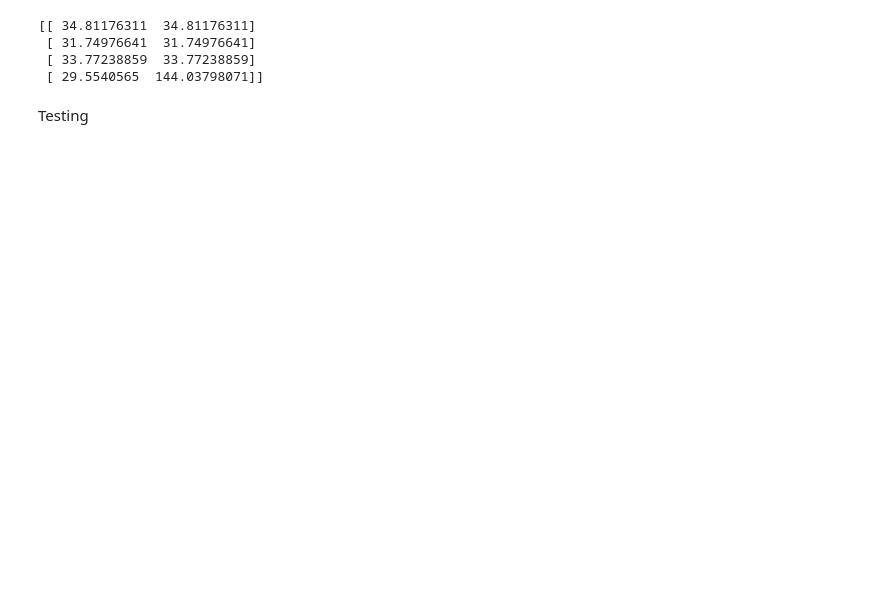
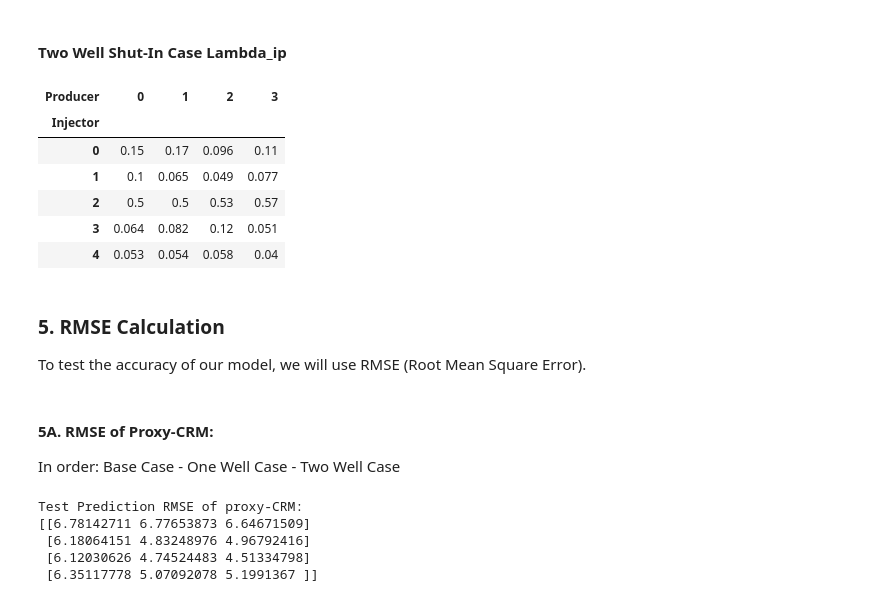
Before and after one commit to leleony/proxy-crm, a Jupyter notebook: main/exampleCase.ipynb, the cells around one changed output. Saved outputs shown, nothing was run; the diff lists cells and outputs as text; code cells hidden in the pictures; blank space fills up the shorter version.

```diff
--- a/main/exampleCase.ipynb
+++ b/main/exampleCase.ipynb
@@ -76,0 +30,16 @@ q_hat_sh_train = shut_in_test.predict()
+# %%
+# Single well shut-in case.
+prod_shut_in1 = pd.read_excel(data_src + "ShutIn1_LIQUID.xlsx", header= None)
+oil_prod_shut_in1 = pd.read_excel(data_src + 'ShutIn1_PROD.xlsx', header=None)
+inj_shut_in1 = pd.read_excel(data_src + "ShutIn1_INJ.xlsx", header=None)
+pressure_shut_in1 = pd.read_excel(data_src + "ShutIn1_BHP.xlsx", header=None)
+wor_shut_in1 = pd.read_excel(data_src + "ShutIn1_WOR.xlsx", header=None)
+cwi_shut_in1 = pd.read_excel(data_src + "ShutIn1_CWI.xlsx", header=None)
+
+# Two well shut-in case
+prod_shut_in2 = pd.read_excel(data_src + "ShutIn2_PROD.xlsx", header= None)
+oil_prod_shut_in2 = pd.read_excel(data_src + 'ShutIn2_PROD.xlsx', header=None)
+inj_shut_in2 = pd.read_excel(data_src + "ShutIn2_INJ.xlsx", header=None)
+pressure_shut_in2 = pd.read_excel(data_src + "ShutIn2_BHP.xlsx", header=None)
+wor_shut_in2 = pd.read_excel(data_src + "ShutIn2_WOR.xlsx", header=None)
+cwi_shut_in2 = pd.read_excel(data_src + "ShutIn2_CWI.xlsx", header=None)
@@ -76,0 +151,6 @@ q_hat_sh_train = shut_in_test.predict()
+# %%
+start = timer()
+shut_in2_test = pCRM.proxyCRM()
+shut_in2_test.fit(oil_prod_shut_in2_train, inj_shut_in2_train, press_shut_in2_train, time_train[:,0],num_cores=4, ftol=1e-3)
+end = timer()
+print(end-start)
@@ -144,18 +336,41 @@ shut_in_connectivity.T.style.highlight_max(color='blue').format("{:.2}")
+# %% [markdown]
+<h4><b>Two Well Shut-In Case Lambda_ip</b></h4>
+# %%
+shut_in_connectivity2 = pd.DataFrame(
+    shut_in2_test.lambda_ip.reshape(4,5),
+    index=prod.columns.rename("Producer"),
+    columns=inj.columns.rename("Injector"),
+)
+shut_in_connectivity.T.style.highlight_max(color='blue').format("{:.2}")
+# %% [output]
+| Producer | 0 | 1 | 2 | 3 |
+| Injector |  |  |  |  |
+| 0 | 0.15 | 0.17 | 0.096 | 0.11 |
+| 1 | 0.1 | 0.065 | 0.049 | 0.077 |
+| 2 | 0.5 | 0.5 | 0.53 | 0.57 |
+| 3 | 0.064 | 0.082 | 0.12 | 0.051 |
+| 4 | 0.053 | 0.054 | 0.058 | 0.04 |
+# %% [markdown]
+<h3><b>5. RMSE Calculation</b></h3>
+<p>To test the accuracy of our model, we will use RMSE (Root Mean Square Error).</p>
+# %% [markdown]
+<h4><b>5A. RMSE of Proxy-CRM:</b></h4>
+<p>In order: Base Case - One Well Case - Two Well Case</p>
 # %%
-def rmse(test, pred, test_sh, pred_sh):
+def rmse(test, pred, test_sh, pred_sh, test_sh2, pred_sh2):
   original_rmse = np.sqrt(((test-pred)**2/len(test)).sum())
   shut_in_rmse = np.sqrt(((test_sh-pred_sh)**2/len(test_sh)).sum())
-  return original_rmse, shut_in_rmse
+  shut_in_rmse2 = np.sqrt(((test_sh2-pred_sh2)**2/len(test_sh)).sum())
+  return original_rmse, shut_in_rmse, shut_in_rmse2
 
 result=[]
 for j in range(prod.shape[1]):
-  result.append(np.array(rmse(prod_test[:,j], q_hat_test[:,j], prod_shut_in_test[:,j], q_hat_sh_test[:,j])))
+  result.append(np.array(rmse(oil_prod_test[:,j], q_hat_test[:,j], oil_prod_shut_in1_test[:,j], q_hat_sh_test[:,j], oil_prod_shut_in2_test[:,j], q_hat_sh2_test[:,j])))
 
-print(np.array(result))
+print(f'Test Prediction RMSE of proxy-CRM:\n{np.array(result)}')
 # %% [output]
-[[ 34.81176311  34.81176311]
- [ 31.74976641  31.74976641]
- [ 33.77238859  33.77238859]
- [ 29.5540565  144.03798071]]
+Test Prediction RMSE of proxy-CRM:
+[[6.78142711 6.77653873 6.64671509]
+ [6.18064151 4.83248976 4.96792416]
+ [6.12030626 4.74524483 4.51334798]
+ [6.35117778 5.07092078 5.1991367 ]]
-# %% [markdown]
-Testing
```
Also changed, not shown: parts of 63 cells of this notebook, 41 other files.
